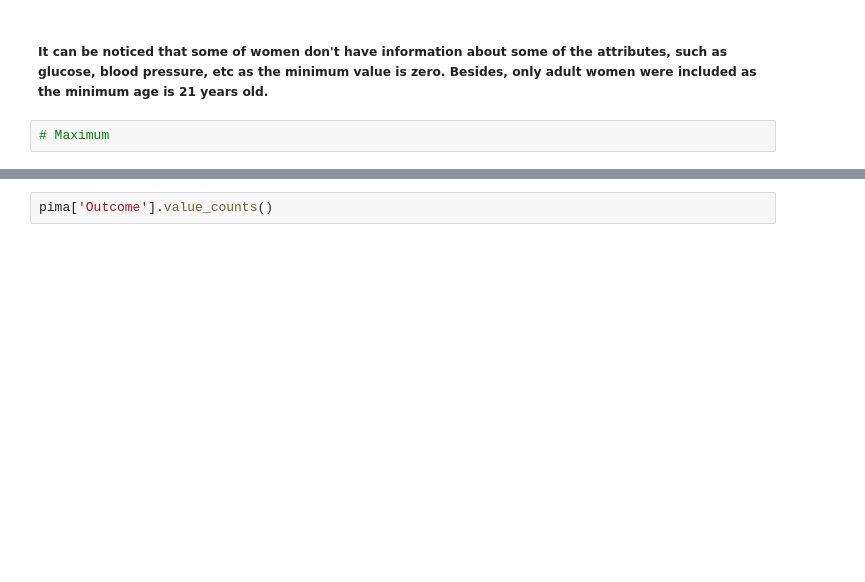
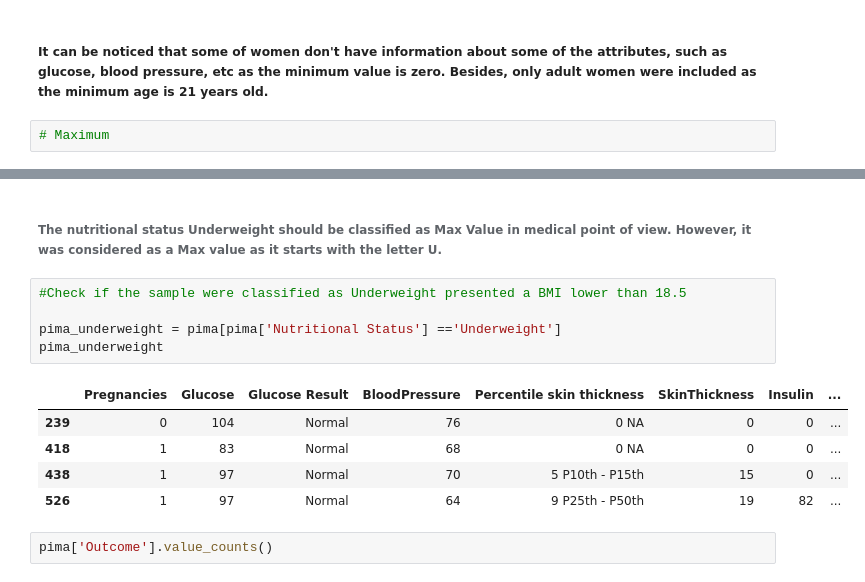
Before and after one commit to npradaschnor/Pima-Indians-Diabetes-Dataset, a Jupyter notebook: Pima Indians Diabetes Dataset.ipynb, the cells around one changed output, grey strips where cells are left out. Saved outputs shown, nothing was run; the diff lists cells and outputs as text; blank space fills up the shorter version.

```diff
--- a/Pima Indians Diabetes Dataset.ipynb
+++ b/Pima Indians Diabetes Dataset.ipynb
@@ -321,6 +390,19 @@ DiabetesPedigreeFunction                2.42
 Age                                       81
 Outcome                                    1
 dtype: object
+# %% [markdown]
+###### The nutritional status Underweight should be classified as Max Value in medical point of view. However, it was considered as a Max value as it starts with the letter U.
+# %%
+#Check if the sample were classified as Underweight presented a BMI lower than 18.5
+
+pima_underweight = pima[pima['Nutritional Status'] =='Underweight']
+pima_underweight
+# %% [output]
+|  | Pregnancies | Glucose | Glucose Result | BloodPressure | Percentile skin thickness | SkinThickness | Insulin | ... |
+| 239 | 0 | 104 | Normal | 76 | 0 NA | 0 | 0 | ... |
+| 418 | 1 | 83 | Normal | 68 | 0 NA | 0 | 0 | ... |
+| 438 | 1 | 97 | Normal | 70 | 5 P10th - P15th | 15 | 0 | ... |
+| 526 | 1 | 97 | Normal | 64 | 9 P25th - P50th | 19 | 82 | ... |
 # %%
 pima['Outcome'].value_counts()
 # %% [output]
```
Also changed, not shown: parts of 79 cells of this notebook.
